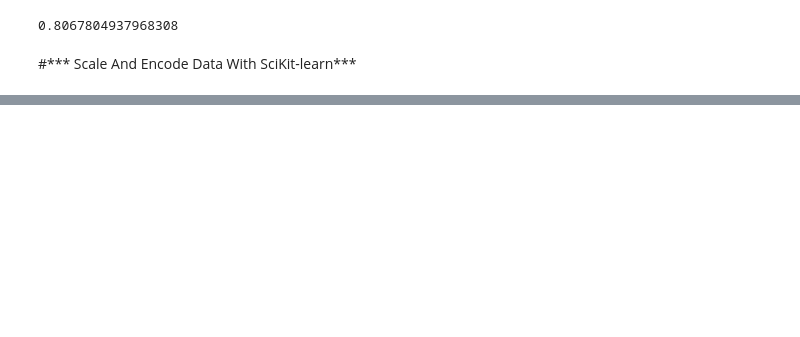
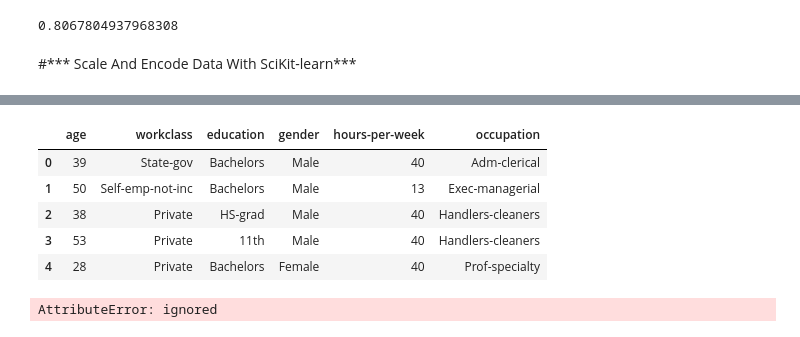
Before and after one commit to maxwell-ebert/Mammoth-Interactive-ML-Fundamentals, a Jupyter notebook: Lesson 3/Load_And_Clean_A_Public_Dataset.ipynb, the cells around one changed output, grey strips where cells are left out. Cells and saved outputs as stored; diff of their text form; code cells hidden in the pictures; blank space fills up the shorter version.

```diff
--- a/Lesson 3/Load_And_Clean_A_Public_Dataset.ipynb
+++ b/Lesson 3/Load_And_Clean_A_Public_Dataset.ipynb
@@ -194,0 +193,20 @@ transformer = ColumnTransformer([
+# %%
+features = data.drop("income", axis = 1)
+features.head()
+# %% [output]
+|  | age | workclass | education | gender | hours-per-week | occupation |
+| 0 | 39 | State-gov | Bachelors | Male | 40 | Adm-clerical |
+| 1 | 50 | Self-emp-not-inc | Bachelors | Male | 13 | Exec-managerial |
+| 2 | 38 | Private | HS-grad | Male | 40 | Handlers-cleaners |
+| 3 | 53 | Private | 11th | Male | 40 | Handlers-cleaners |
+| 4 | 28 | Private | Bachelors | Female | 40 | Prof-specialty |
+# %%
+X_train, X_test, y_train, y_test = train_test_split(features, data.income, random_state=0)
+
+transformer.fit(X_train)
+
+X_train_transformed = transformer.transform(X_train)
+
+X_train_transformed.head()
+# %% [output]
+AttributeError: ignored
```
Also changed, not shown: parts of 9 cells of this notebook, 2 other files.
